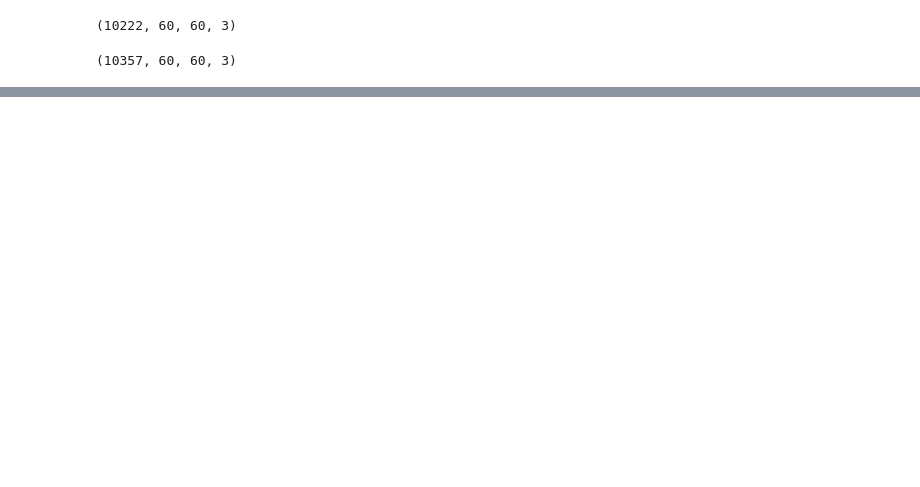
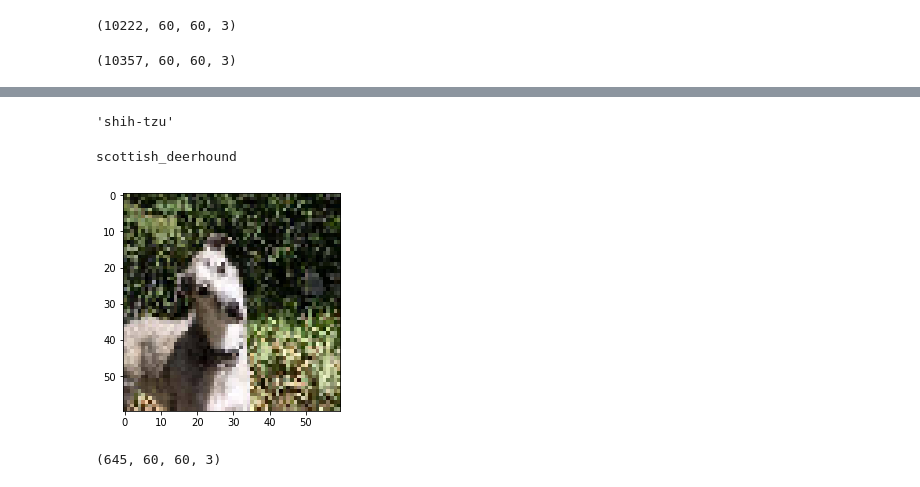
Before and after one commit to slane078/ucb_final, a Jupyter notebook: Dog-Breed-Main.ipynb, the cells around one changed output, grey strips where cells are left out. Saved outputs shown, nothing was run; the diff lists cells and outputs as text; code cells hidden in the pictures; blank space fills up the shorter version.

```diff
--- a/Dog-Breed-Main.ipynb
+++ b/Dog-Breed-Main.ipynb
@@ -144,0 +151,5 @@ print('- The shape of train_filtered dataset is : {0}'.format(train_filtered.sha
+# %%
+#We select the labels from the N main breeds
+labels = labels_filtered["breed"].as_matrix()
+labels = labels.reshape(labels.shape[0],1) #labels.shape[0] looks faster than using len(labels)
+labels.shape
@@ -165,3 +178,6 @@ def matrix_Bin(labels):
     print("Shape : {0}".format(labels_bin.shape))
 
     return labels_name, labels_bin
+# %%
+labels_name, labels_bin = matrix_Bin(labels = labels)
+labels_bin[0:9]
@@ -168,3 +225,25 @@ def matrix_Bin(labels):
+# %%
+# np.argmax to find the breed of an image
+labels_cls = np.argmax(labels_bin, axis=1)
+labels_name[labels_cls[2]]
+# %% [output]
+'shih-tzu'
+# %%
+i=11
+print(labels_name[labels_cls[i]])
+lum_img = train_filtered[i,:,:,:]
+plt.imshow(lum_img)
+plt.show()
+# %% [output]
+scottish_deerhound
+[figure, added]
+# %%
+# Create train/validation db (Convolution Neural Net)
+num_validation = 0.30
+X_train, X_validation, y_train, y_validation = train_test_split(train_filtered, labels_bin, test_size=num_validation, random_state=6)
+X_train.shape
+# %% [output]
+(645, 60, 60, 3)
 # %%
 # 6
 def train_test_creation(x, data, toPred):
```
Also changed, not shown: parts of 25 cells of this notebook.
